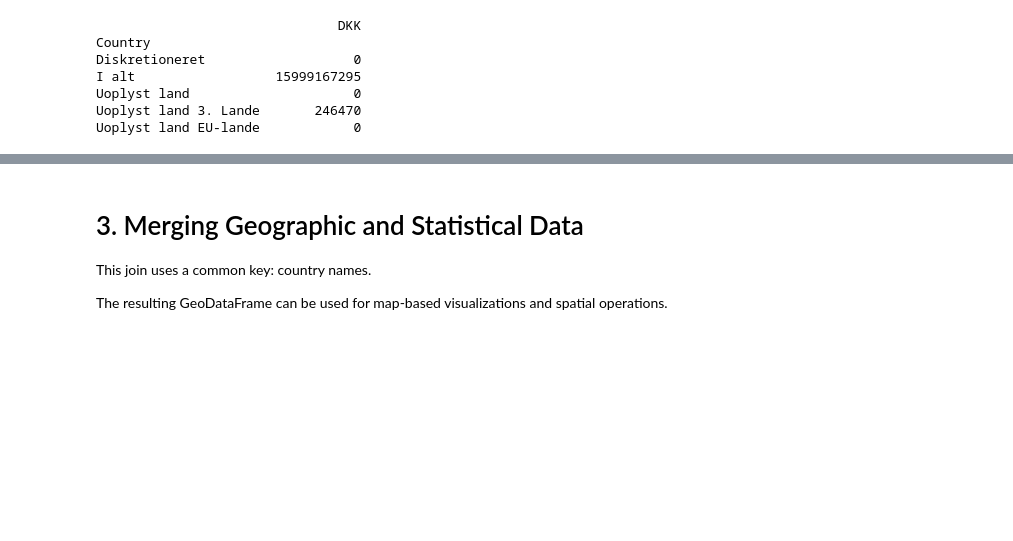
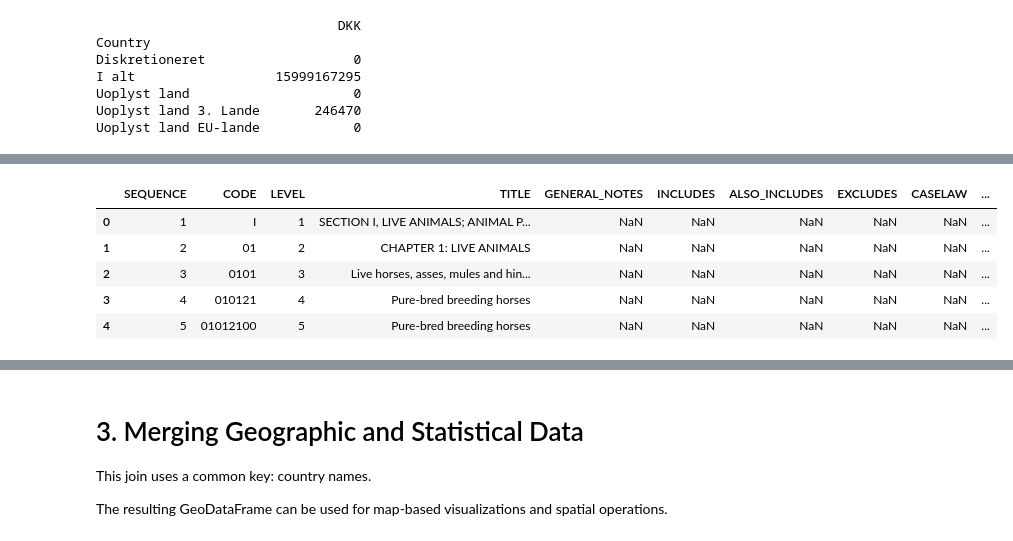
Before and after one commit to katlit/Geo, a Jupyter notebook: 1_DataPreparation.ipynb, the cells around one changed output, grey strips where cells are left out. Cells and saved outputs as stored; diff of their text form; code cells hidden in the pictures; blank space fills up the shorter version.

```diff
--- a/1_DataPreparation.ipynb
+++ b/1_DataPreparation.ipynb
@@ -181,0 +190,20 @@ https://www.naturalearthdata.com/downloads/110m-cultural-vectors/ - Borders and
+# %%
+hs_path = 'data/HS_code/VegetableProductsNomenkalturer_csv_en.csv'
+
+import pandas as pd
+
+# Replace 'filename.csv' with your actual path
+df = pd.read_csv(hs_path,
+                 sep=';',
+                 quotechar='"',
+                 encoding='utf-8',
+                 dtype=str)  # keep all data as strings for HS codes
+df['CODE'] = df['CODE'].astype(str).str.replace(' ', '')
+df.head()
+# %% [output]
+|  | SEQUENCE | CODE | LEVEL | TITLE | GENERAL_NOTES | INCLUDES | ALSO_INCLUDES | EXCLUDES | CASELAW | ... |
+| 0 | 1 | I | 1 | SECTION I, LIVE ANIMALS; ANIMAL P... | NaN | NaN | NaN | NaN | NaN | ... |
+| 1 | 2 | 01 | 2 | CHAPTER 1: LIVE ANIMALS | NaN | NaN | NaN | NaN | NaN | ... |
+| 2 | 3 | 0101 | 3 | Live horses, asses, mules and hin... | NaN | NaN | NaN | NaN | NaN | ... |
+| 3 | 4 | 010121 | 4 | Pure-bred breeding horses | NaN | NaN | NaN | NaN | NaN | ... |
+| 4 | 5 | 01012100 | 5 | Pure-bred breeding horses | NaN | NaN | NaN | NaN | NaN | ... |
```
Also changed, not shown: parts of 20 cells of this notebook.
